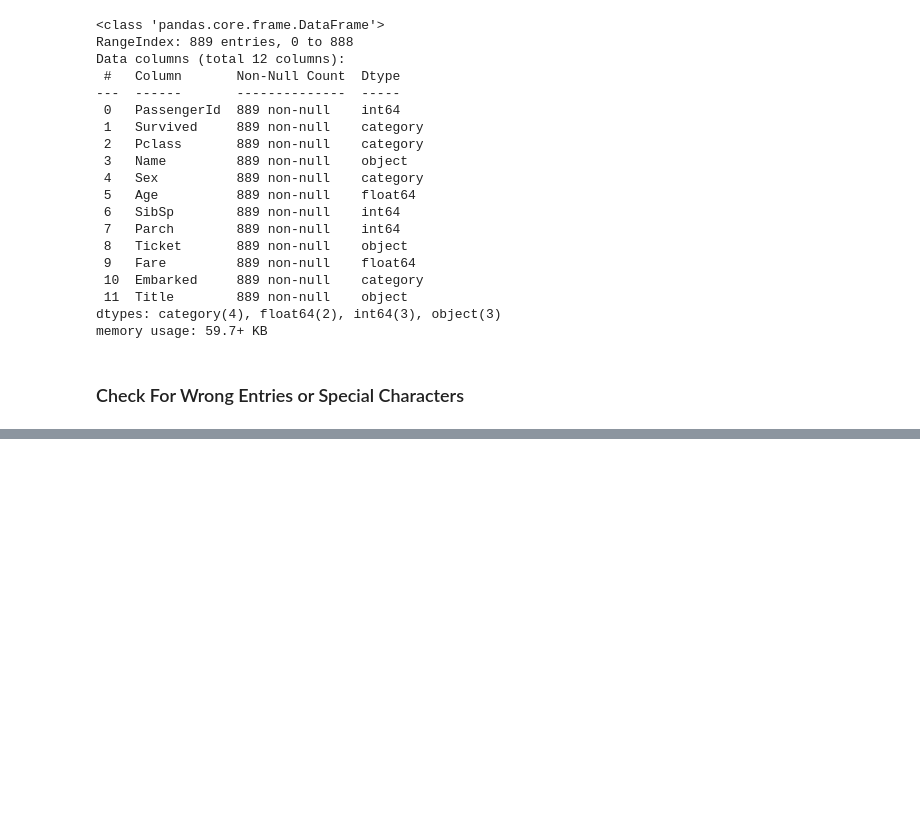
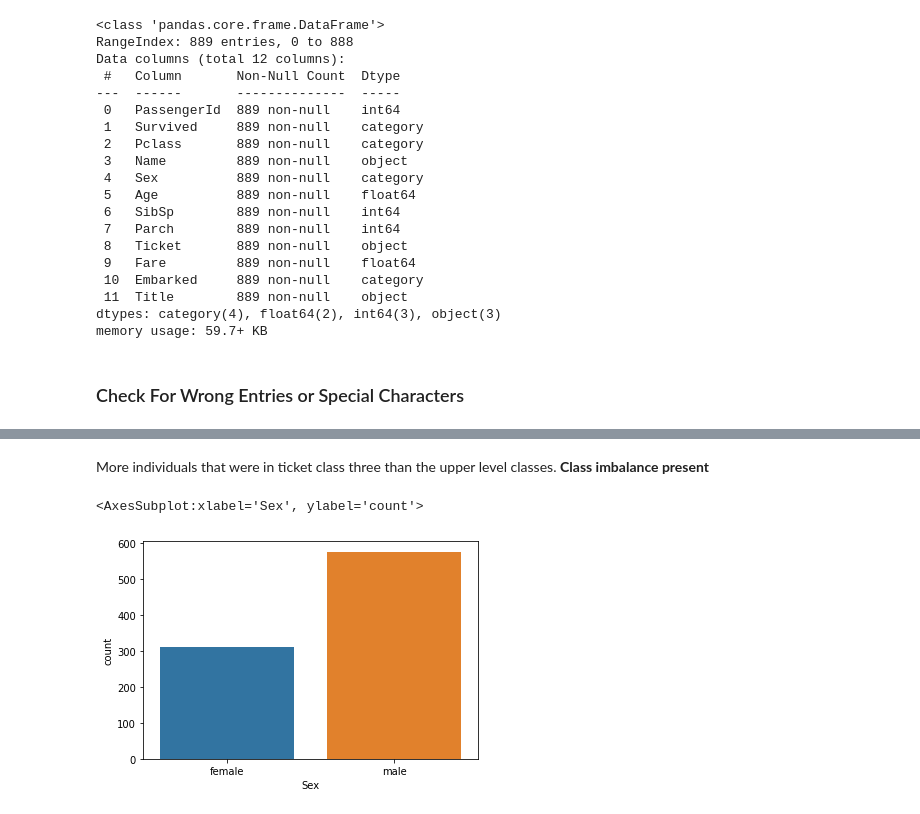
Before and after one commit to sangamans/Road-to-Kaggle-Expert, a Jupyter notebook: titanic-prediction.ipynb, the cells around one changed output, grey strips where cells are left out. Drawn from its saved outputs; the diff is of its cells as text; code cells hidden in the pictures; blank space fills up the shorter version.

```diff
--- a/titanic-prediction.ipynb
+++ b/titanic-prediction.ipynb
@@ -137,0 +184,8 @@ memory usage: 59.7+ KB
+# %% [markdown]
+More individuals that were in ticket class three than the upper level classes. **Class imbalance present**
+# %%
+# Distribution of Sex
+sns.countplot(x="Sex", data=train)
+# %% [output]
+<AxesSubplot:xlabel='Sex', ylabel='count'>
+[figure, added]
```
Also changed, not shown: parts of 29 cells of this notebook.
